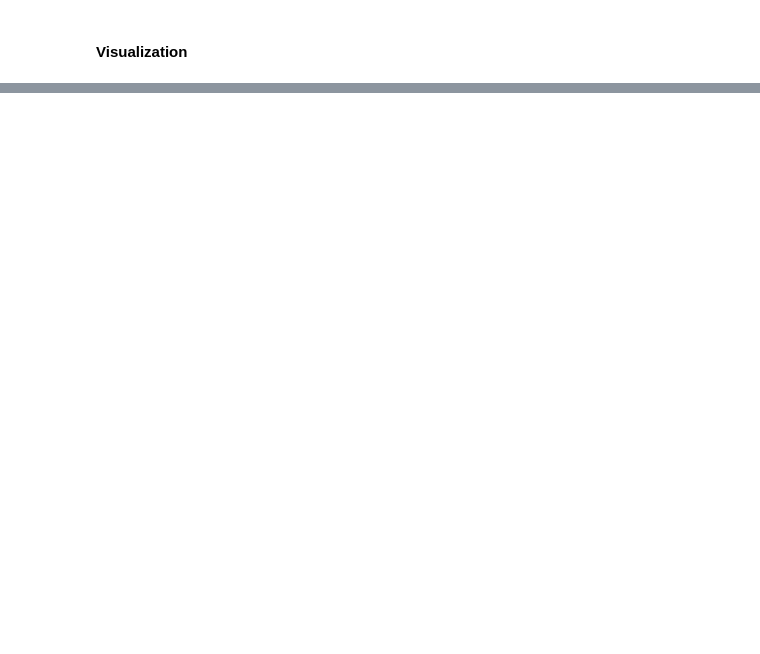
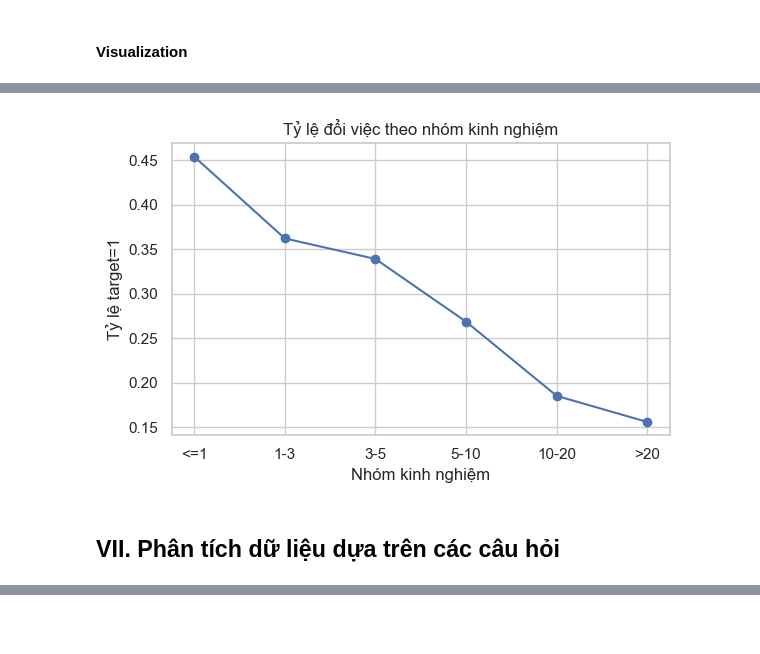
Before and after one commit to cyhapun/hr_analytics_job_change_of_data_scientists, a Jupyter notebook: notebooks/01_data_exploration.ipynb, the cells around one changed output, grey strips where cells are left out. Drawn from its saved outputs; the diff is of its cells as text; code cells hidden in the pictures; blank space fills up the shorter version.

```diff
--- a/notebooks/01_data_exploration.ipynb
+++ b/notebooks/01_data_exploration.ipynb
@@ -647,0 +1007,29 @@ for name, arr in numeric_arrays.items():
+# %%
+exp_all = experience.copy()
+bins = [0, 1, 3, 5, 10, 20, 1e9]
+labels = ["<=1", "1-3", "3-5", "5-10", "10-20", ">20"]
+
+cat_exp = np.empty_like(exp_all, dtype=object)
+cat_exp[:] = "missing"
+
+for i in range(len(bins) - 1):
+    mask = (exp_all >= bins[i]) & (exp_all < bins[i + 1])
+    cat_exp[mask] = labels[i]
+
+uniq = np.array(labels)
+rates = []
+
+for g in uniq:
+    mask = (cat_exp == g)
+    y = target[mask]
+    y_clean = y[~np.isnan(y)]
+    if y_clean.size == 0:
+        rates.append(np.nan)
+    else:
+        rates.append(np.mean(y_clean))
+
+plot_line(uniq, rates, "Nhóm kinh nghiệm", "Tỷ lệ target=1", "Tỷ lệ đổi việc theo nhóm kinh nghiệm")
+# %% [output]
+[figure, added]
+# %% [markdown]
+## VII. Phân tích dữ liệu dựa trên các câu hỏi
```
Also changed, not shown: parts of 32 cells of this notebook, 1 other file.
